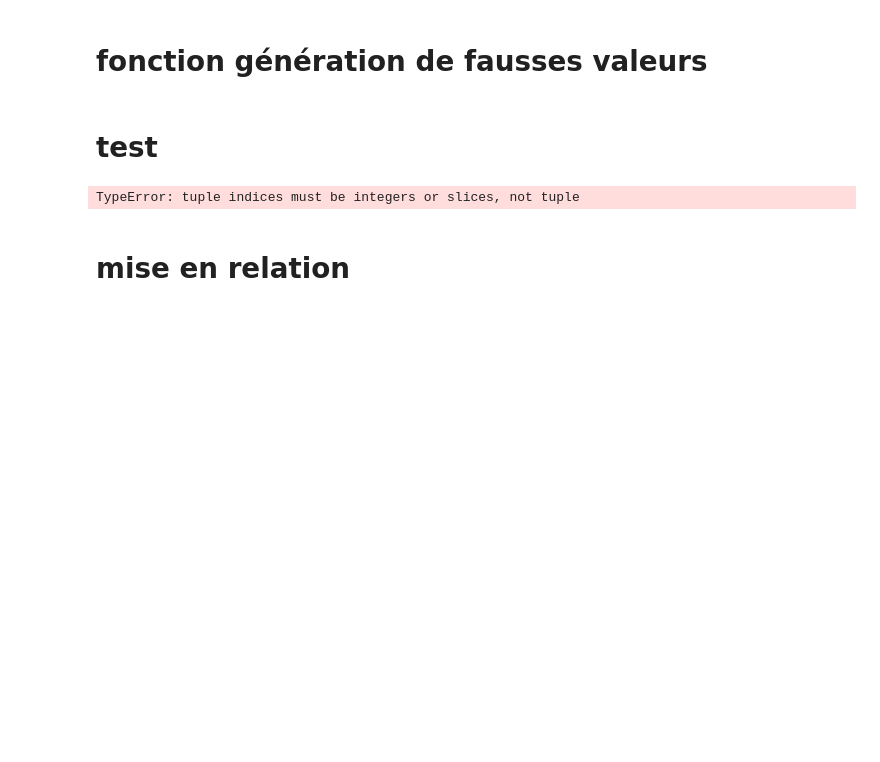
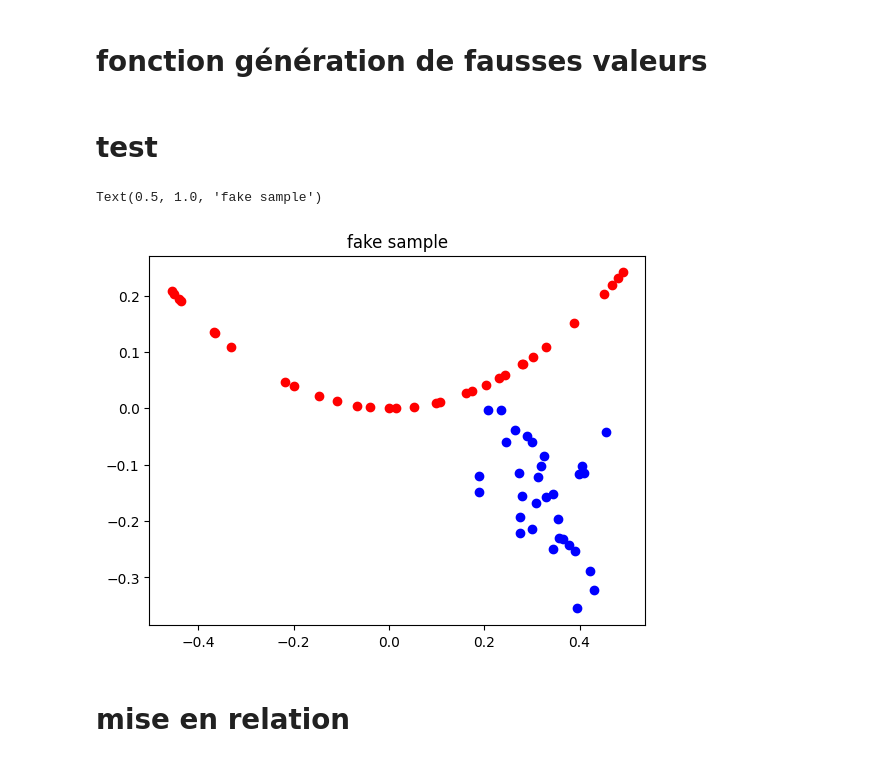
Before and after one commit to croissancecomparee/Deep_learning_classes, a Jupyter notebook: TP8 réseau GAN (2).ipynb, the cells around one changed output. Saved outputs shown, nothing was run; the diff lists cells and outputs as text; code cells hidden in the pictures; blank space fills up the shorter version.

```diff
--- a/TP8 réseau GAN (2).ipynb
+++ b/TP8 réseau GAN (2).ipynb
@@ -126,4 +108,4 @@ def generate_reel_samples(n):
 # %%
 y_test6252 = generate_reel_samples(32)
 # %%
-y_test6252
+y_test142= y_test6252[0]
@@ -150,14 +134,16 @@ y_test6252
 # %%
 def generate_fake_samples(generator,latent_dim,n):
     X_train = np.random.rand(n,latent_dim)
-    X_train -= 0.5
+#     X_train -= 0.5
     X_train = np.sort(X_train)
-    X = np.zeros((n,latent_dim))
+#     X = np.zeros((n,latent_dim))
     X = generator.predict(X_train)
     s = np.zeros(n)
     return (X,s)
 # %%
 y_test54 = generate_fake_samples(model_gen,5,32)
+# %%
+y_test132 = y_test54[0]
 # %%
 model_discr.trainable = False
 # %% [markdown]
@@ -165,15 +151,16 @@ model_discr.trainable = False
 # %%
 # vraies valeurs:
 # plt.subplot(1,2)
-plt.scatter(y_test6252[:,0],y_test6252[:,1],c='r')
+plt.scatter(y_test142[:,0],y_test142[:,1],c='r')
 plt.title('true sample')
 
 # fake valeurs:
 # plt.subplot(2,2)
-plt.scatter(y_test54[:,0],y_test54[:,1],c='b')
+plt.scatter(y_test132[:,0],y_test132[:,1],c='b')
 plt.title('fake sample')
 # %% [output]
-TypeError: tuple indices must be integers or slices, not tuple
+Text(0.5, 1.0, 'fake sample')
+[figure, added]
 # %% [markdown]
 # mise en relation
 # %%
```
Also changed, not shown: parts of 9 cells of this notebook, 1 other file.
